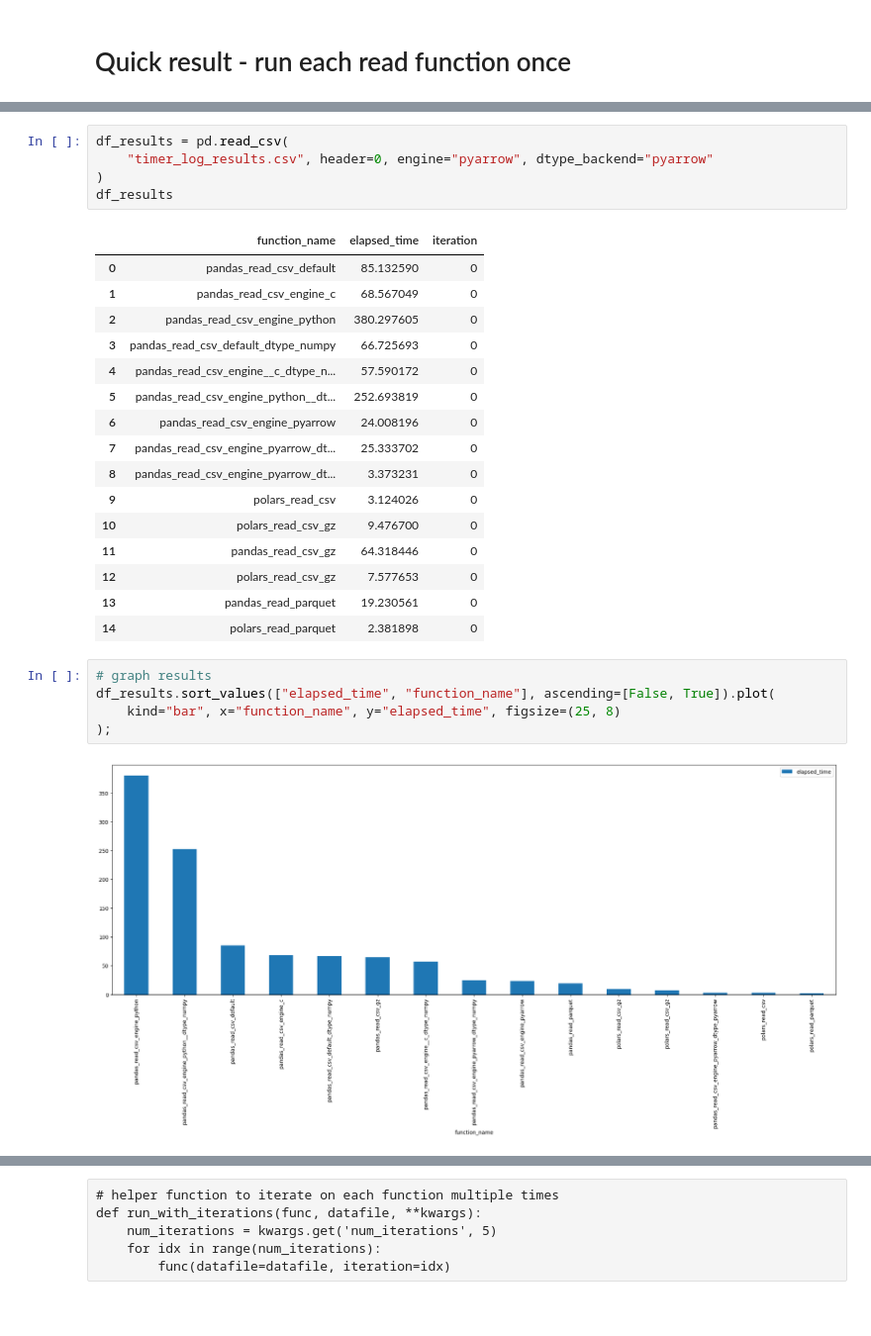
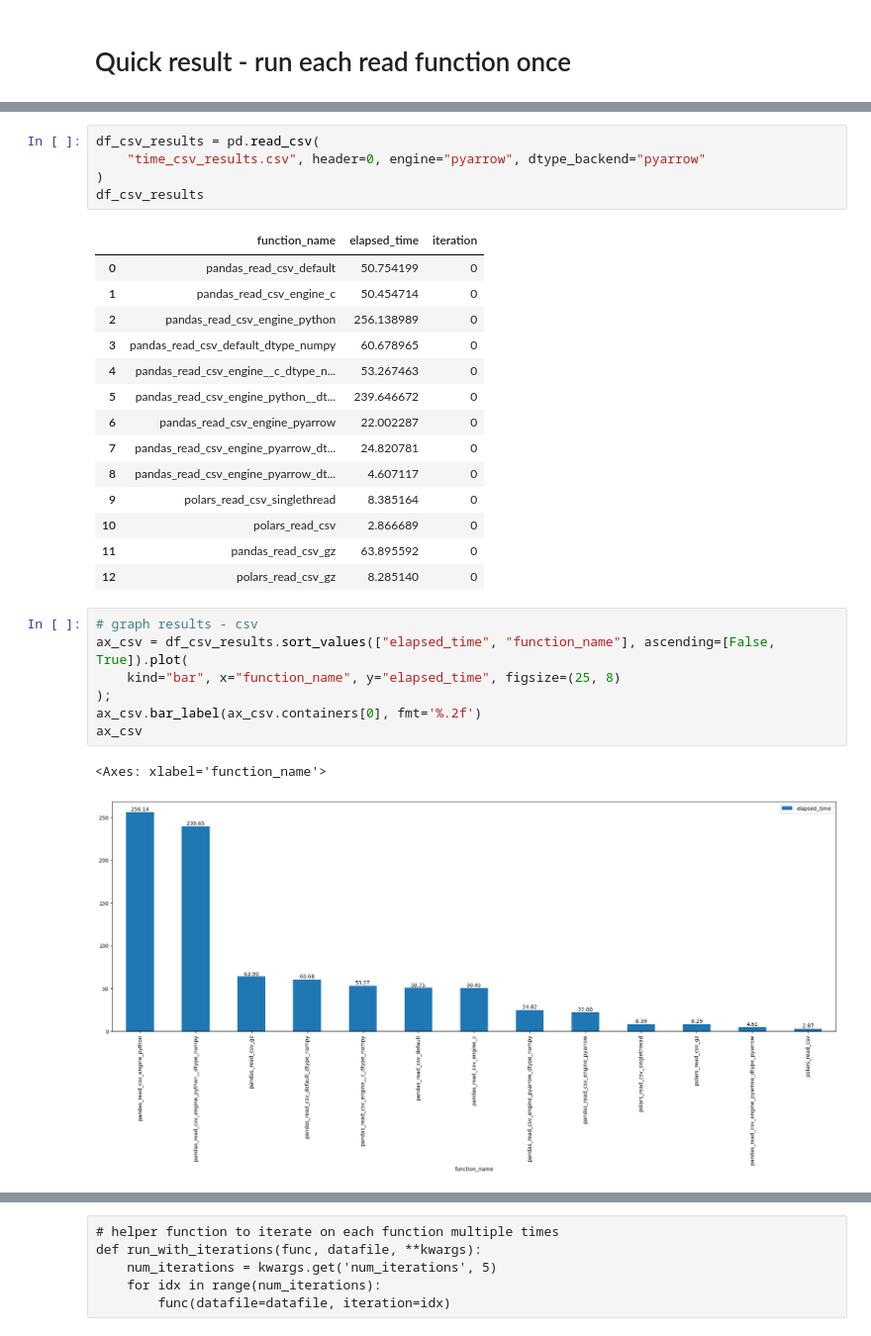
Before and after one commit to surfaceowl/talk_nov2023_pandas_polars_arrow, a Jupyter notebook: performance_comparison.ipynb, the cells around one changed output, grey strips where cells are left out. Shown at 99% size. Cells and saved outputs as stored; diff of their text form; blank space fills up the shorter version.

```diff
--- a/performance_comparison.ipynb
+++ b/performance_comparison.ipynb
@@ -210,29 +205,30 @@ True
 # %%
-df_results = pd.read_csv(
-    "timer_log_results.csv", header=0, engine="pyarrow", dtype_backend="pyarrow"
+df_csv_results = pd.read_csv(
+    "time_csv_results.csv", header=0, engine="pyarrow", dtype_backend="pyarrow"
 )
-df_results
+df_csv_results
 # %% [output]
 |  | function_name | elapsed_time | iteration |
-| 0 | pandas_read_csv_default | 85.132590 | 0 |
-| 1 | pandas_read_csv_engine_c | 68.567049 | 0 |
-| 2 | pandas_read_csv_engine_python | 380.297605 | 0 |
-| 3 | pandas_read_csv_default_dtype_numpy | 66.725693 | 0 |
-| 4 | pandas_read_csv_engine__c_dtype_n... | 57.590172 | 0 |
-| 5 | pandas_read_csv_engine_python__dt... | 252.693819 | 0 |
-| 6 | pandas_read_csv_engine_pyarrow | 24.008196 | 0 |
-| 7 | pandas_read_csv_engine_pyarrow_dt... | 25.333702 | 0 |
-| 8 | pandas_read_csv_engine_pyarrow_dt... | 3.373231 | 0 |
-| 9 | polars_read_csv | 3.124026 | 0 |
-| 10 | polars_read_csv_gz | 9.476700 | 0 |
-| 11 | pandas_read_csv_gz | 64.318446 | 0 |
-| 12 | polars_read_csv_gz | 7.577653 | 0 |
-| 13 | pandas_read_parquet | 19.230561 | 0 |
-| 14 | polars_read_parquet | 2.381898 | 0 |
+| 0 | pandas_read_csv_default | 50.754199 | 0 |
+| 1 | pandas_read_csv_engine_c | 50.454714 | 0 |
+| 2 | pandas_read_csv_engine_python | 256.138989 | 0 |
+| 3 | pandas_read_csv_default_dtype_numpy | 60.678965 | 0 |
+| 4 | pandas_read_csv_engine__c_dtype_n... | 53.267463 | 0 |
+| 5 | pandas_read_csv_engine_python__dt... | 239.646672 | 0 |
+| 6 | pandas_read_csv_engine_pyarrow | 22.002287 | 0 |
+| 7 | pandas_read_csv_engine_pyarrow_dt... | 24.820781 | 0 |
+| 8 | pandas_read_csv_engine_pyarrow_dt... | 4.607117 | 0 |
+| 9 | polars_read_csv_singlethread | 8.385164 | 0 |
+| 10 | polars_read_csv | 2.866689 | 0 |
+| 11 | pandas_read_csv_gz | 63.895592 | 0 |
+| 12 | polars_read_csv_gz | 8.285140 | 0 |
 # %%
-# graph results
-df_results.sort_values(["elapsed_time", "function_name"], ascending=[False, True]).plot(
+# graph results - csv
+ax_csv = df_csv_results.sort_values(["elapsed_time", "function_name"], ascending=[False, True]).plot(
     kind="bar", x="function_name", y="elapsed_time", figsize=(25, 8)
 );
+ax_csv.bar_label(ax_csv.containers[0], fmt='%.2f')
+ax_csv
 # %% [output]
+<Axes: xlabel='function_name'>
-[figure, old version]
+[figure, new version]
```
Also changed, not shown: parts of 18 cells of this notebook, 8 other files.
